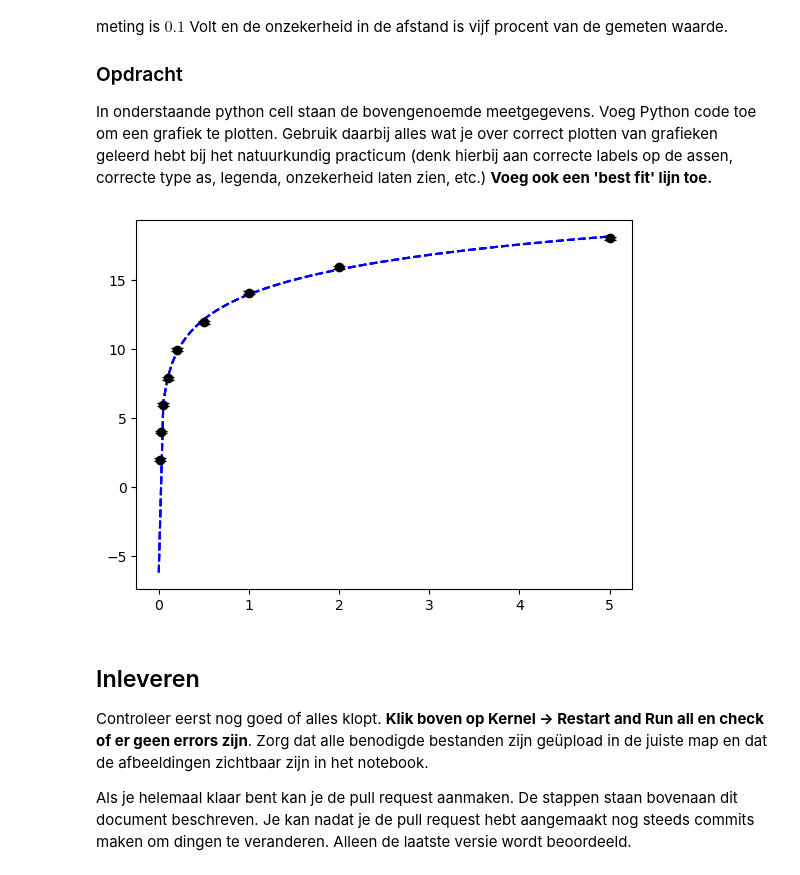
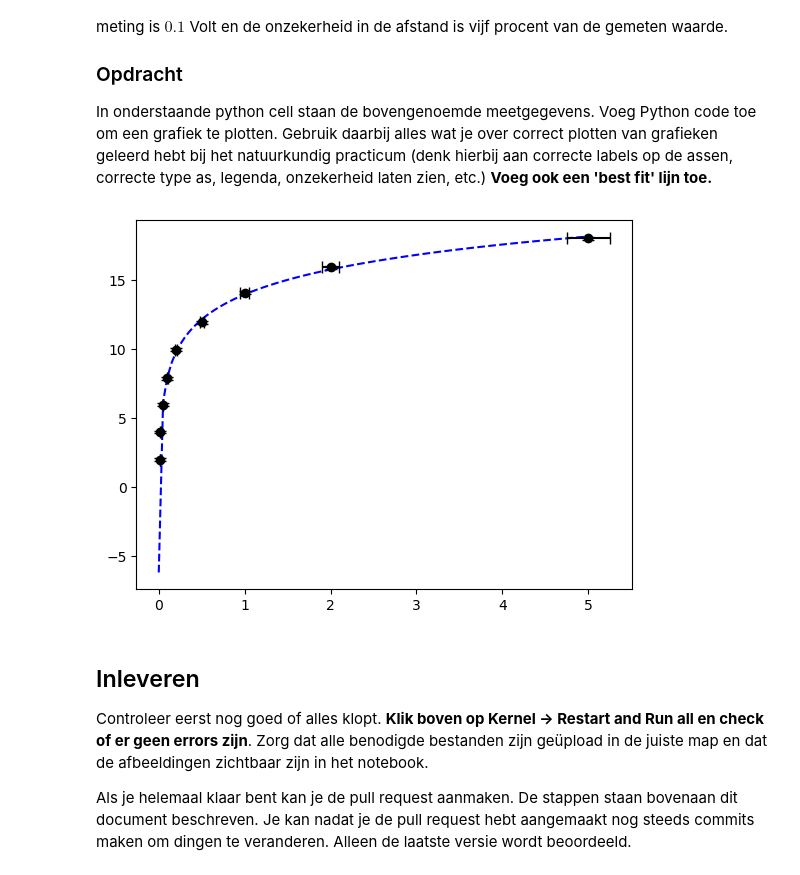
Before and after one commit to llotto123/opdrachten-DEF-D, a Jupyter notebook: FysiekeOntwerpopdrachten/0KickOffDag/KickoffdagTestAssignment.ipynb, the cells around one changed output. Saved outputs shown, nothing was run; the diff lists cells and outputs as text; code cells hidden in the pictures.

```diff
--- a/FysiekeOntwerpopdrachten/0KickOffDag/KickoffdagTestAssignment.ipynb
+++ b/FysiekeOntwerpopdrachten/0KickOffDag/KickoffdagTestAssignment.ipynb
@@ -65,32 +65,32 @@ In onderstaande python cell staan de bovengenoemde meetgegevens. Voeg Python cod
 # %%
 # Importeren van numpy en matplotlib library
 %matplotlib inline
 import numpy as np
 import matplotlib.pyplot as plt
 from scipy.optimize import curve_fit
 # Meetgegevens: afstand in millimeter, spanning in Volt
 afstand = np.array([0.01,0.02,0.05,0.1,0.2,0.5,1.0,2.0,5.0])
 spanning = np.array([2.01868928,4.01442631,5.99586649,7.91166258,9.96850493,11.96229652
                      ,14.1133456,15.93947672,18.04932637])
 
 def verband_log(x, a, b, c):
     return a * np.log(b * x + c)
 
 
 test_x=np.linspace(0,5,100)
 
 popt,cov =curve_fit(verband_log,afstand,spanning)
 
 test_y=verband_log(test_x,*popt)
 plt.plot(afstand,spanning,'r.')
 plt.plot(test_x,test_y,'b--')
-plt.errorbar(afstand, spanning, yerr=0.1, fmt='o', capsize=4,color='black')
+plt.errorbar(afstand, spanning,xerr=0.05*afstand, yerr=0.1, fmt='o', capsize=4,color='black')
 
 
 plt.show()
 # Vul hieronder je eigen code aan om de grafiek te maken. Vergeet niet ook de onzekerheid en de fit!
 # %% [output]
-[figure, old version]
+[figure, new version]
 # %% [markdown]
 ## Inleveren
 
```
